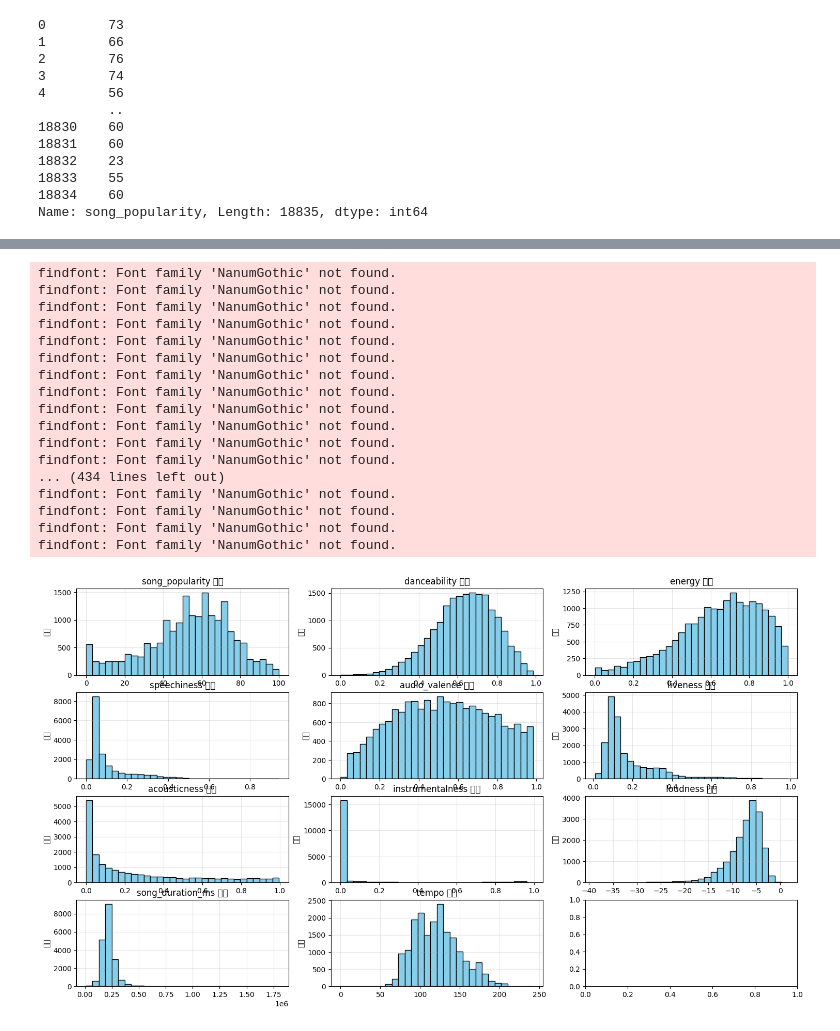
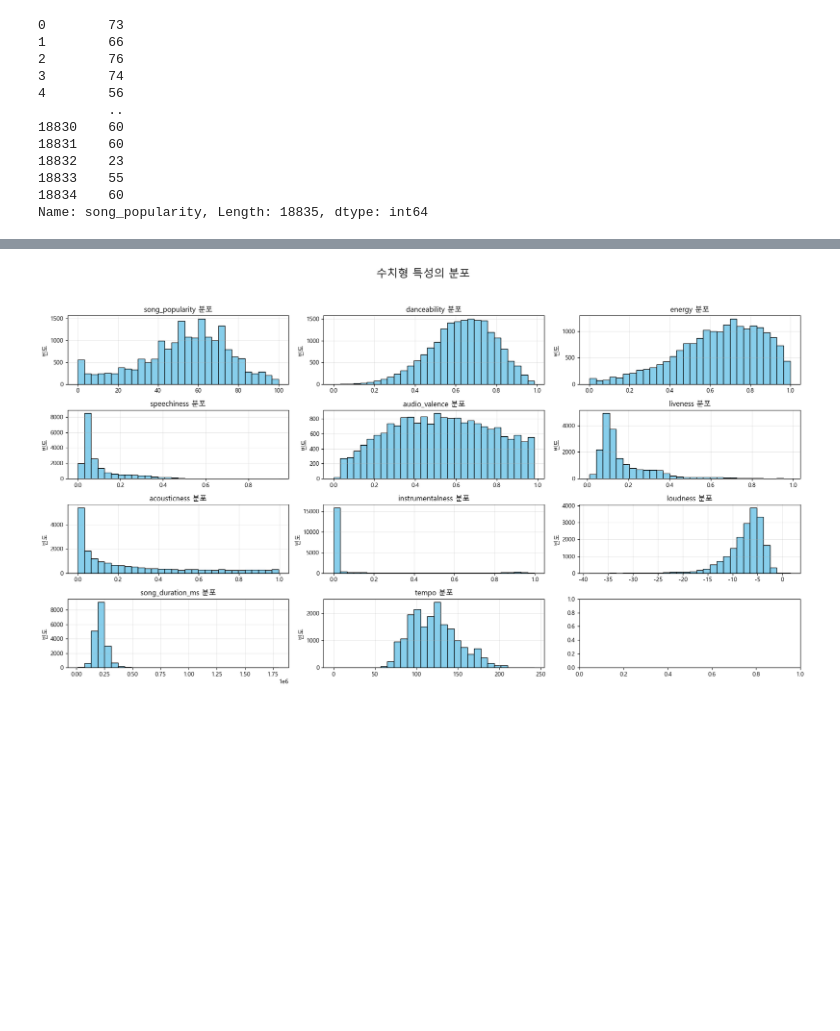
Before and after one commit to heeyoung-Python-practice/machine_learnning, a Jupyter notebook: 노래 인기 예측 머신러닝.ipynb, the cells around one changed output, grey strips where cells are left out. Cells and saved outputs as stored; diff of their text form; code cells hidden in the pictures; blank space fills up the shorter version.

```diff
--- a/노래 인기 예측 머신러닝.ipynb
+++ b/노래 인기 예측 머신러닝.ipynb
@@ -23,7 +23,8 @@ import matplotlib as mpl        # 시각화도구(시각화옵션, 폰트설정)
 import matplotlib.pyplot as plt
 import seaborn as sns
 
-mpl.rc('font', family='NanumGothic')    # 한글 폰트 설정
+plt.rcParams['font.family'] = 'Malgun Gothic'  # 맑은 고딕
+plt.rcParams['axes.unicode_minus'] = False     # 마이너스 깨짐 방지
 # %%
 # 노래 데이터 가져오기
 df = pd.read_csv("data/song_data.csv",encoding='utf-8')
@@ -138,37 +139,21 @@ df[nf].describe().T # 통계량을 행이 아닌 컬럼별로 한줄씩 보이
 | tempo | 18835.0 | 121.073154 | 28.714456 | 0.000000 | 98.3680 | 120.013000 | 139.93100 | 242.318 |
 # %%
 # 수치형 변수의 분포
-columns = [target] + nf # 타겟(인기도)와 숫자형 특성들 리스트
+columns = [target] + nf         # 타겟(인기도)와 숫자형 특성들 리스트
 
-fig, axes = plt.subplots(4,3, figsize = (18,10)) # 4행 3열의 서브플롯(그래프) 생성
+fig, axes = plt.subplots(4, 3, figsize=(18,10))         # 4행 3열의 서브플롯(그래프) 생성
 
 for idx, col in enumerate(columns):
-    row = idx // 3      # 몇번쨰 행에 그릴지 결정
-    col_idx = idx % 3   # 몇번쨰 열에 그릴지 결정
-    axes[row][col_idx].hist(
-        df[col].dropna(),
-        bins=30,
-        color='skyblue',
-        edgecolor='black')
+    row = idx // 3              # 몇번째 행에 그릴지 결정
+    col_idx = idx % 3           # 몇번째 열에 그릴지 결정
+    axes[row][col_idx].hist(df[col].dropna(), bins=30, color='skyblue', edgecolor='black')      # 히스토그램 그리기
     axes[row][col_idx].set_title(f"{col} 분포")
     axes[row][col_idx].set_ylabel('빈도')
-    axes[row][col_idx].grid(alpha=0.3)  # 격자(그리드) 표시
+    axes[row][col_idx].grid(alpha=0.3)      # 격자(그리드 표시), 투명도 0.3
+
+
+plt.suptitle("수치형 특성의 분포", fontsize=18)
+plt.tight_layout(rect=[0, 0, 1, 0.95])
+plt.show()
 # %% [output]
-findfont: Font family 'NanumGothic' not found.
-findfont: Font family 'NanumGothic' not found.
-findfont: Font family 'NanumGothic' not found.
-findfont: Font family 'NanumGothic' not found.
-findfont: Font family 'NanumGothic' not found.
-findfont: Font family 'NanumGothic' not found.
-findfont: Font family 'NanumGothic' not found.
-findfont: Font family 'NanumGothic' not found.
-findfont: Font family 'NanumGothic' not found.
-findfont: Font family 'NanumGothic' not found.
-findfont: Font family 'NanumGothic' not found.
-findfont: Font family 'NanumGothic' not found.
-... (434 lines left out)
-findfont: Font family 'NanumGothic' not found.
-findfont: Font family 'NanumGothic' not found.
-findfont: Font family 'NanumGothic' not found.
-findfont: Font family 'NanumGothic' not found.
-[figure, old version]
+[figure, new version]
```
Also changed, not shown: parts of 42 cells of this notebook, 4 other files.
